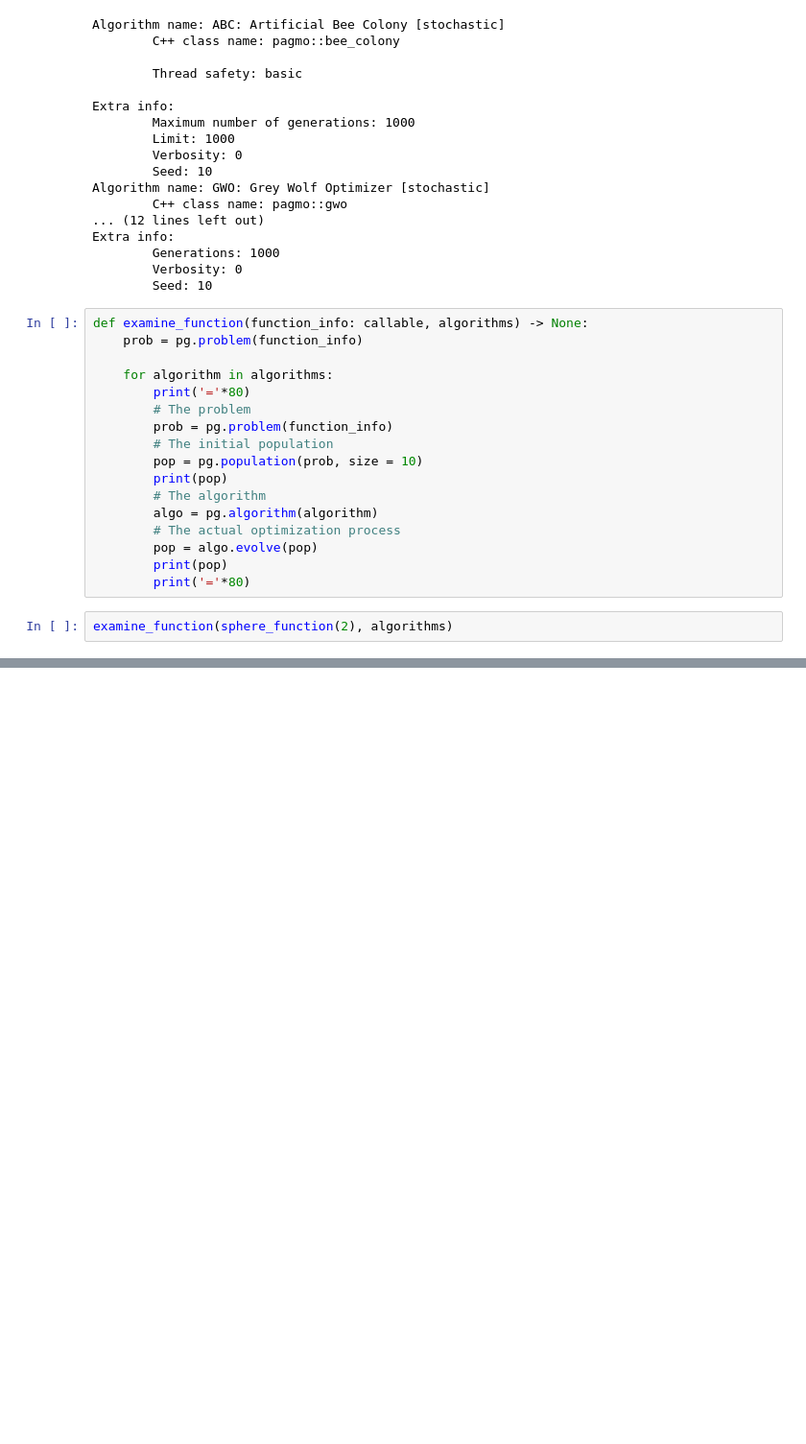
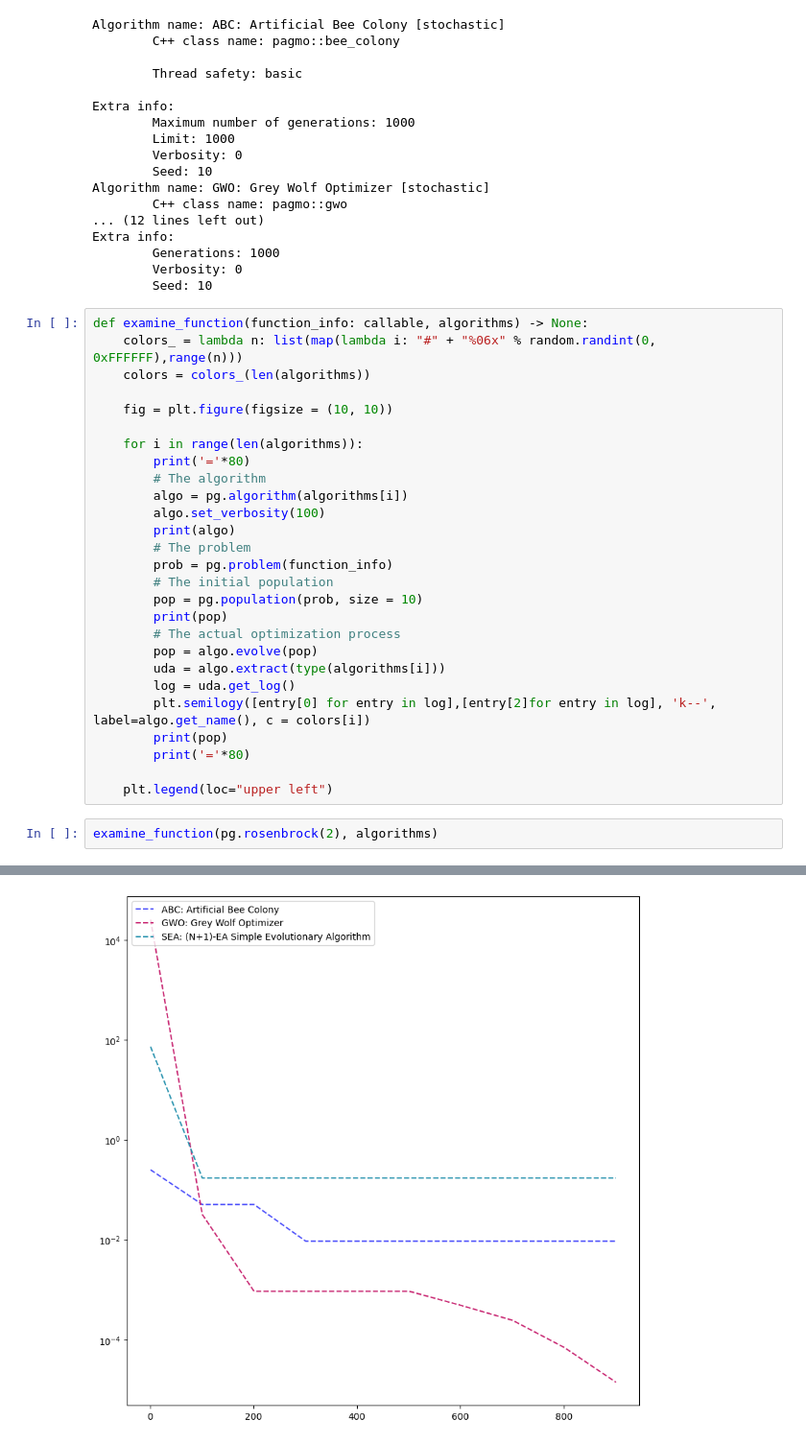
Before and after one commit to Spiridonov-KA/ML_Course, a Jupyter notebook: labotary_02.ipynb, the cells around one changed output, grey strips where cells are left out. Shown at 96% size. Drawn from its saved outputs; the diff is of its cells as text; blank space fills up the shorter version.

Commit message:
add plots

```diff
--- a/labotary_02.ipynb
+++ b/labotary_02.ipynb
@@ -117,22 +118,32 @@ Extra info:
         Seed: 10
 # %%
 def examine_function(function_info: callable, algorithms) -> None:
-    prob = pg.problem(function_info)
+    colors_ = lambda n: list(map(lambda i: "#" + "%06x" % random.randint(0, 0xFFFFFF),range(n)))
+    colors = colors_(len(algorithms))
 
-    for algorithm in algorithms:
+    fig = plt.figure(figsize = (10, 10))
+
+    for i in range(len(algorithms)):
         print('='*80)
+        # The algorithm
+        algo = pg.algorithm(algorithms[i])
+        algo.set_verbosity(100)
+        print(algo)
         # The problem
         prob = pg.problem(function_info)
         # The initial population
         pop = pg.population(prob, size = 10)
         print(pop)
-        # The algorithm
-        algo = pg.algorithm(algorithm)
         # The actual optimization process
         pop = algo.evolve(pop)
+        uda = algo.extract(type(algorithms[i]))
+        log = uda.get_log()
+        plt.semilogy([entry[0] for entry in log],[entry[2]for entry in log], 'k--', label=algo.get_name(), c = colors[i])
         print(pop)
         print('='*80)
+
+    plt.legend(loc="upper left")
 # %%
-examine_function(sphere_function(2), algorithms)
+examine_function(pg.rosenbrock(2), algorithms)
 # %% [output]
 ================================================================================
@@ -153,5 +164,6 @@ Champion fitness: [4.17593e-06]
 
 ================================================================================
+[figure, added]
 # %%
 examine_function(booth_function(), algorithms)
 # %% [output]
```
Also changed, not shown: parts of 4 cells of this notebook.
